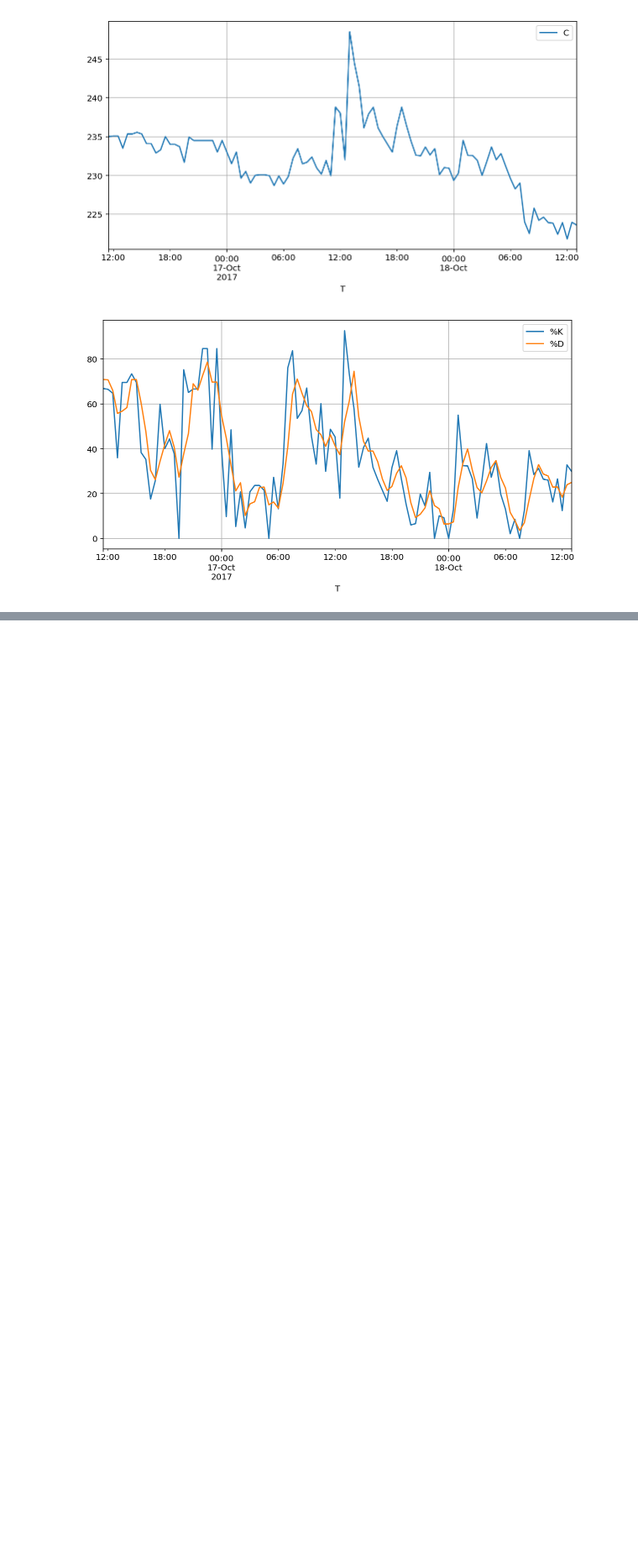
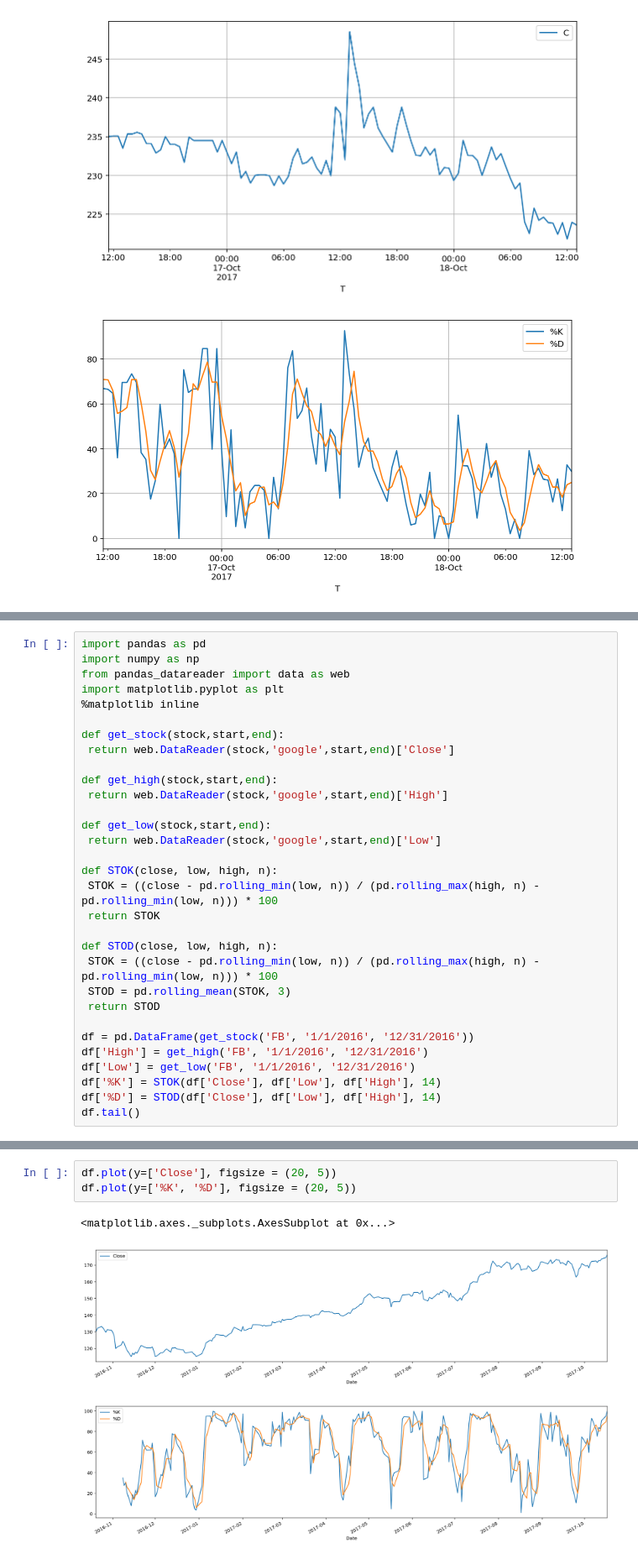
Before and after one commit to avidalh/BittrexTools, a Jupyter notebook: Untitled.ipynb, the cells around one changed output, grey strips where cells are left out. Shown: that part at 84% size. Drawn from its saved outputs; the diff is of its cells as text; blank space fills up the shorter version.

```diff
--- a/Untitled.ipynb
+++ b/Untitled.ipynb
@@ -140,3 +138,34 @@ df.tail(30)
 | 2017-10-18 12:00:00 | 4351.100403 | 221.806137 | 225.071239 | 221.695234 | 223.900000 | 2017-10-18T12:00:00 | 19.442272 | 1.241403e+01 | 18.412064 |
 | 2017-10-18 12:30:00 | 699.676951 | 223.945882 | 223.945882 | 221.806137 | 221.806137 | 2017-10-18T12:30:00 | 3.126471 | 3.276551e+01 | 23.916196 |
 | 2017-10-18 13:00:00 | 21.151499 | 223.588150 | 223.945882 | 223.588150 | 223.945882 | 2017-10-18T13:00:00 | 0.094600 | 2.979500e+01 | 24.991511 |
+# %%
+import pandas as pd
+import numpy as np
+from pandas_datareader import data as web
+import matplotlib.pyplot as plt
+%matplotlib inline
+
+def get_stock(stock,start,end):
+ return web.DataReader(stock,'google',start,end)['Close']
+
+def get_high(stock,start,end):
+ return web.DataReader(stock,'google',start,end)['High']
+
+def get_low(stock,start,end):
+ return web.DataReader(stock,'google',start,end)['Low']
+
+def STOK(close, low, high, n):
+ STOK = ((close - pd.rolling_min(low, n)) / (pd.rolling_max(high, n) - pd.rolling_min(low, n))) * 100
+ return STOK
+
+def STOD(close, low, high, n):
+ STOK = ((close - pd.rolling_min(low, n)) / (pd.rolling_max(high, n) - pd.rolling_min(low, n))) * 100
+ STOD = pd.rolling_mean(STOK, 3)
+ return STOD
+
+df = pd.DataFrame(get_stock('FB', '1/1/2016', '12/31/2016'))
+df['High'] = get_high('FB', '1/1/2016', '12/31/2016')
+df['Low'] = get_low('FB', '1/1/2016', '12/31/2016')
+df['%K'] = STOK(df['Close'], df['Low'], df['High'], 14)
+df['%D'] = STOD(df['Close'], df['Low'], df['High'], 14)
+df.tail()
@@ -142,0 +180,7 @@ df.tail(30)
+# %%
+df.plot(y=['Close'], figsize = (20, 5))
+df.plot(y=['%K', '%D'], figsize = (20, 5))
+# %% [output]
+<matplotlib.axes._subplots.AxesSubplot at 0x...>
+[figure, added]
+[figure, added]
```
Also changed, not shown: parts of 6 cells of this notebook.
